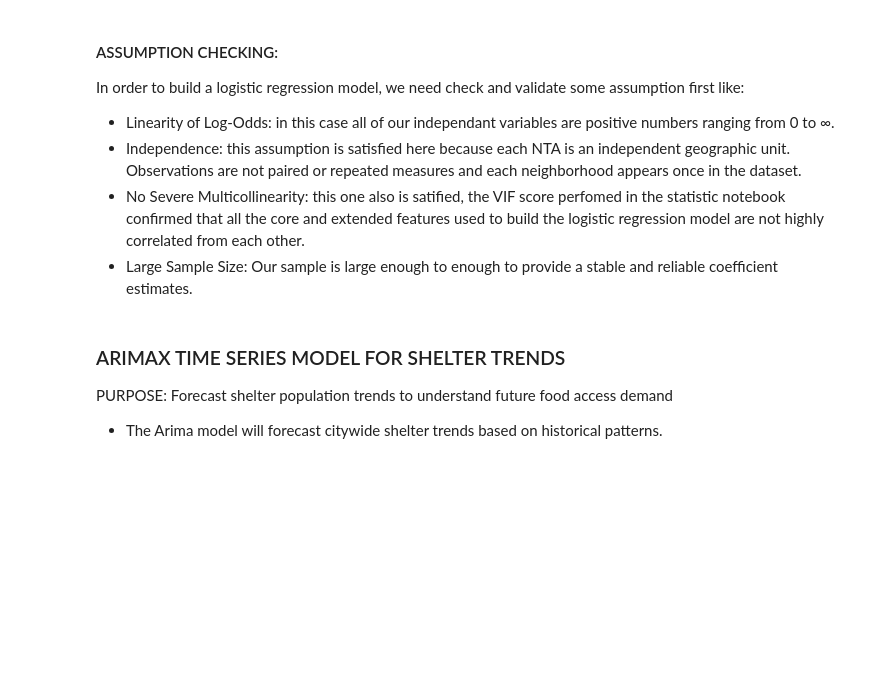
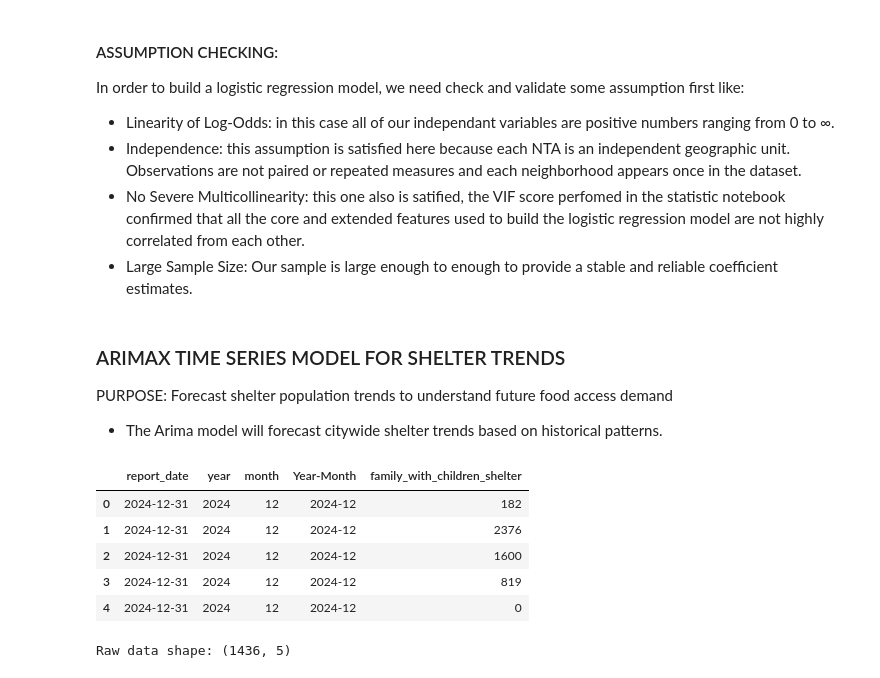
Before and after one commit to Angelk119/CID_Food_Access, a Jupyter notebook: python/notebooks/modeling/ARIMAX.ipynb, the cells around one changed output. Drawn from its saved outputs; the diff is of its cells as text; code cells hidden in the pictures; blank space fills up the shorter version.

```diff
--- a/python/notebooks/modeling/ARIMAX.ipynb
+++ b/python/notebooks/modeling/ARIMAX.ipynb
@@ -47,3 +49,19 @@ In order to build a logistic regression model, we need check and validate some a
 PURPOSE: Forecast shelter population trends to understand future food access demand
 
 - The Arima model will forecast citywide shelter trends based on historical patterns.
+# %%
+# Loading and preparing Data for Time Series
+cen = pd.read_csv('/Users/Marcy_Student/Desktop/Food Insecurity Analysis/datasets/cleaned_for_eda&modeling/shelterForTimeSeries.csv')
+# %%
+cen.head()
+# %% [output]
+|  | report_date | year | month | Year-Month | family_with_children_shelter |
+| 0 | 2024-12-31 | 2024 | 12 | 2024-12 | 182 |
+| 1 | 2024-12-31 | 2024 | 12 | 2024-12 | 2376 |
+| 2 | 2024-12-31 | 2024 | 12 | 2024-12 | 1600 |
+| 3 | 2024-12-31 | 2024 | 12 | 2024-12 | 819 |
+| 4 | 2024-12-31 | 2024 | 12 | 2024-12 | 0 |
+# %%
+print(f"Raw data shape: {cen.shape}")
+# %% [output]
+Raw data shape: (1436, 5)
```
Also changed, not shown: parts of 30 cells of this notebook.
